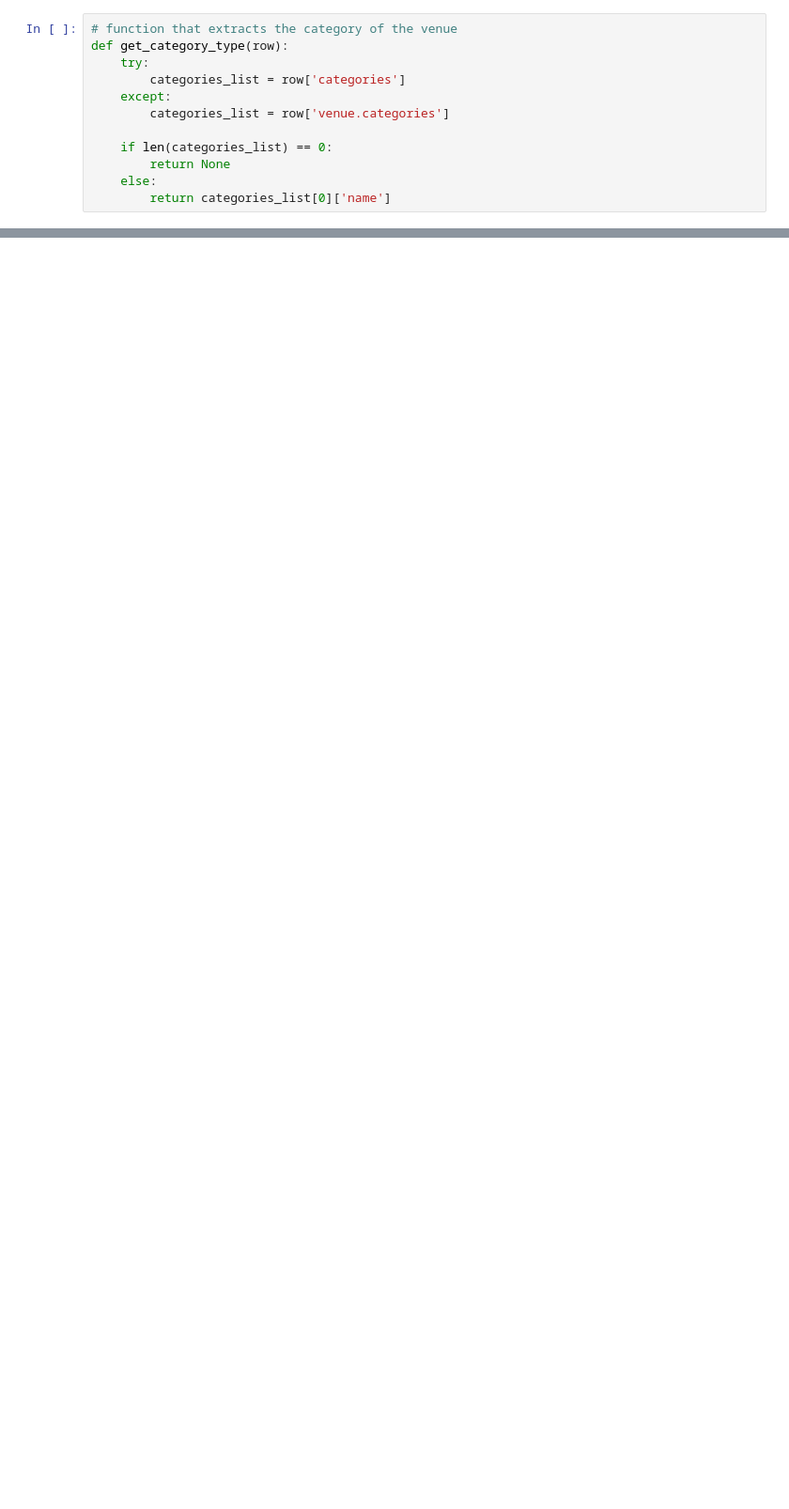
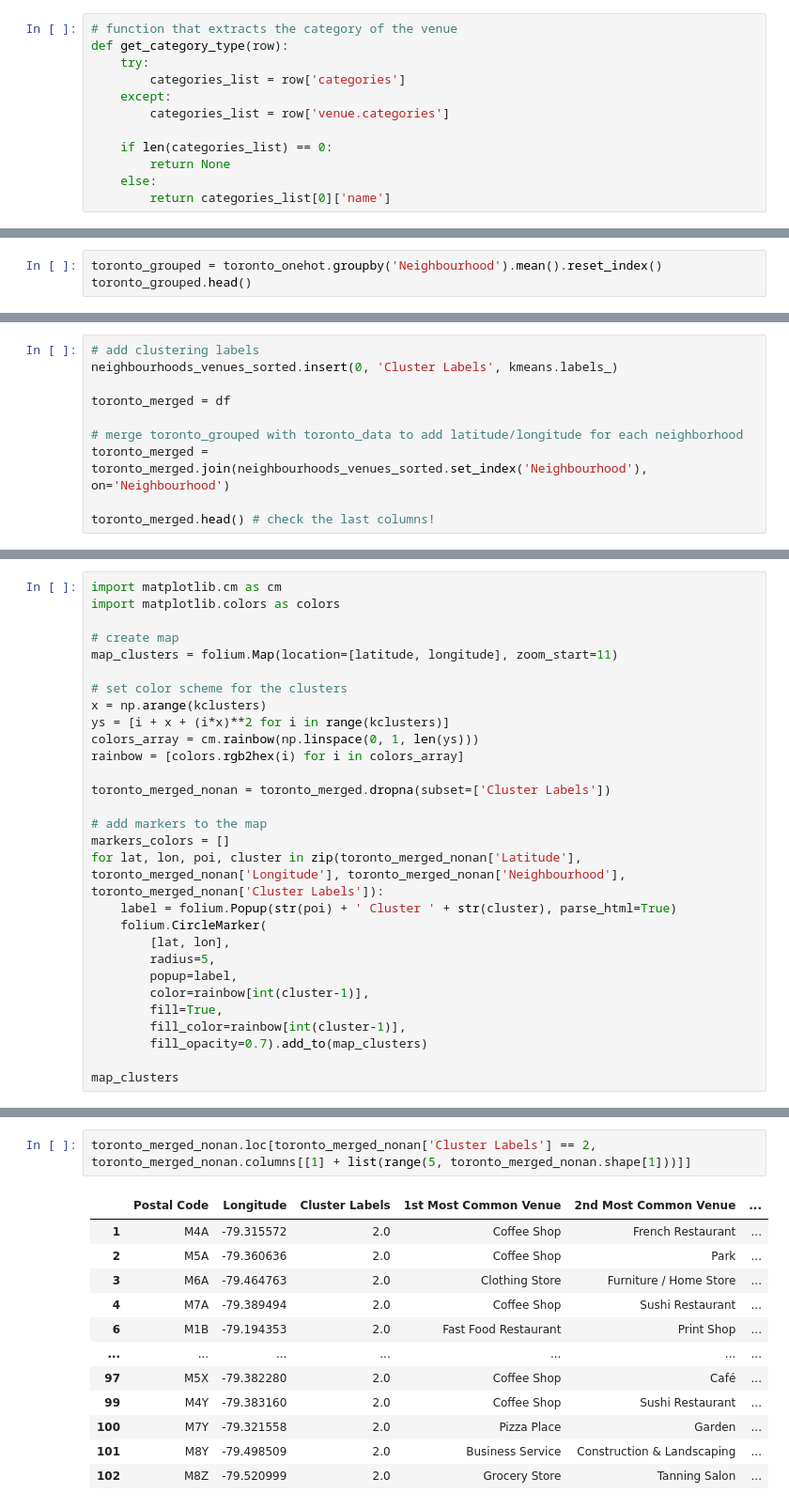
Before and after one commit to shafiq5/Coursera_Capstone, a Jupyter notebook: Week3/Week3-Assignment-Part3.ipynb, the cells around one changed output, grey strips where cells are left out. Shown: that part at 94% size. Drawn from its saved outputs; the diff is of its cells as text; blank space fills up the shorter version.

```diff
--- a/Week3/Week3-Assignment-Part3.ipynb
+++ b/Week3/Week3-Assignment-Part3.ipynb
@@ -142,0 +427,3 @@ nearby_venues.head()
+# %%
+toronto_grouped = toronto_onehot.groupby('Neighbourhood').mean().reset_index()
+toronto_grouped.head()
@@ -142,0 +499,10 @@ nearby_venues.head()
+# %%
+# add clustering labels
+neighbourhoods_venues_sorted.insert(0, 'Cluster Labels', kmeans.labels_)
+
+toronto_merged = df
+
+# merge toronto_grouped with toronto_data to add latitude/longitude for each neighborhood
+toronto_merged = toronto_merged.join(neighbourhoods_venues_sorted.set_index('Neighbourhood'), on='Neighbourhood')
+
+toronto_merged.head() # check the last columns!
@@ -142,0 +524,29 @@ nearby_venues.head()
+# %%
+import matplotlib.cm as cm
+import matplotlib.colors as colors
+
+# create map
+map_clusters = folium.Map(location=[latitude, longitude], zoom_start=11)
+
+# set color scheme for the clusters
+x = np.arange(kclusters)
+ys = [i + x + (i*x)**2 for i in range(kclusters)]
+colors_array = cm.rainbow(np.linspace(0, 1, len(ys)))
+rainbow = [colors.rgb2hex(i) for i in colors_array]
+
+toronto_merged_nonan = toronto_merged.dropna(subset=['Cluster Labels'])
+
+# add markers to the map
+markers_colors = []
+for lat, lon, poi, cluster in zip(toronto_merged_nonan['Latitude'], toronto_merged_nonan['Longitude'], toronto_merged_nonan['Neighbourhood'], toronto_merged_nonan['Cluster Labels']):
+    label = folium.Popup(str(poi) + ' Cluster ' + str(cluster), parse_html=True)
+    folium.CircleMarker(
+        [lat, lon],
+        radius=5,
+        popup=label,
+        color=rainbow[int(cluster-1)],
+        fill=True,
+        fill_color=rainbow[int(cluster-1)],
+        fill_opacity=0.7).add_to(map_clusters)
+
+map_clusters
@@ -142,0 +574,15 @@ nearby_venues.head()
+# %%
+toronto_merged_nonan.loc[toronto_merged_nonan['Cluster Labels'] == 2, toronto_merged_nonan.columns[[1] + list(range(5, toronto_merged_nonan.shape[1]))]]
+# %% [output]
+|  | Postal Code | Longitude | Cluster Labels | 1st Most Common Venue | 2nd Most Common Venue | ... |
+| 1 | M4A | -79.315572 | 2.0 | Coffee Shop | French Restaurant | ... |
+| 2 | M5A | -79.360636 | 2.0 | Coffee Shop | Park | ... |
+| 3 | M6A | -79.464763 | 2.0 | Clothing Store | Furniture / Home Store | ... |
+| 4 | M7A | -79.389494 | 2.0 | Coffee Shop | Sushi Restaurant | ... |
+| 6 | M1B | -79.194353 | 2.0 | Fast Food Restaurant | Print Shop | ... |
+| ... | ... | ... | ... | ... | ... | ... |
+| 97 | M5X | -79.382280 | 2.0 | Coffee Shop | Café | ... |
+| 99 | M4Y | -79.383160 | 2.0 | Coffee Shop | Sushi Restaurant | ... |
+| 100 | M7Y | -79.321558 | 2.0 | Pizza Place | Garden | ... |
+| 101 | M8Y | -79.498509 | 2.0 | Business Service | Construction & Landscaping | ... |
+| 102 | M8Z | -79.520999 | 2.0 | Grocery Store | Tanning Salon | ... |
```
Also changed, not shown: parts of 63 cells of this notebook, 1 other file.
